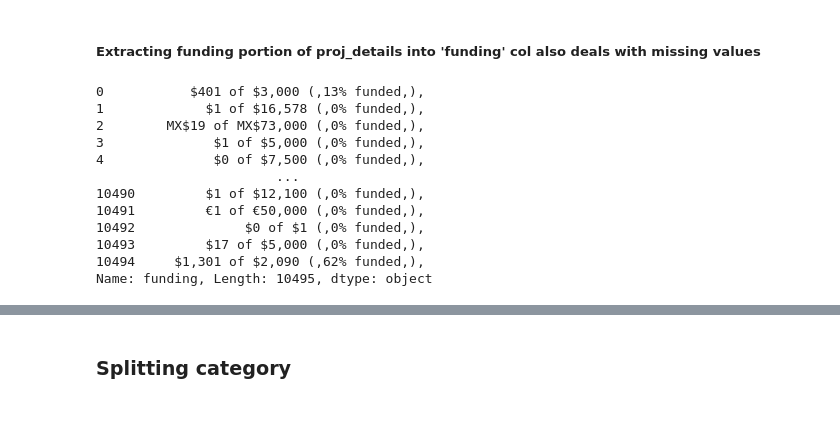
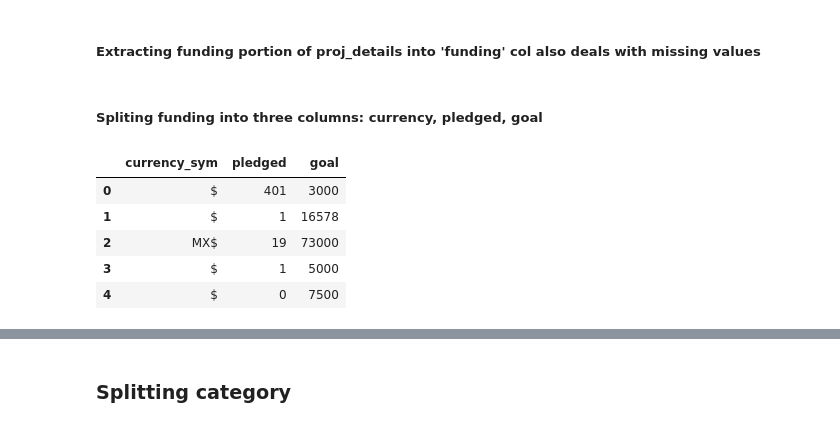
Before and after one commit to JudyChungJ/kicktraq_web_scrape, a Jupyter notebook: kicktraq.ipynb, the cells around one changed output, grey strips where cells are left out. Drawn from its saved outputs; the diff is of its cells as text; code cells hidden in the pictures.

```diff
--- a/kicktraq.ipynb
+++ b/kicktraq.ipynb
@@ -97,18 +109,7 @@ dfn.sample(5)
 # %%
 ##### KEEP THIS HOW WE GOT THE FUNDING STRING EVEN IF MISSING
 dfn['funding'] = [None if re.findall('Funding: (.*)', el)==[] else re.findall('Funding: (.*)', el)[0] for el in dfn['proj_details']]
+# %% [markdown]
+##### Spliting funding into three columns: currency, pledged, goal
 # %%
-dfn['funding']
+dfn['funding'] = dfn['funding'].str.replace(',','')
-# %% [output]
-0           $401 of $3,000 (,13% funded,),
-1             $1 of $16,578 (,0% funded,),
-2        MX$19 of MX$73,000 (,0% funded,),
-3              $1 of $5,000 (,0% funded,),
-4              $0 of $7,500 (,0% funded,),
-                       ...
-10490         $1 of $12,100 (,0% funded,),
-10491         €1 of €50,000 (,0% funded,),
-10492              $0 of $1 (,0% funded,),
-10493         $17 of $5,000 (,0% funded,),
-10494     $1,301 of $2,090 (,62% funded,),
-Name: funding, Length: 10495, dtype: object
@@ -114,0 +125,9 @@ Name: funding, Length: 10495, dtype: object
+# %%
+dfn_fund.head(5)
+# %% [output]
+|  | currency_sym | pledged | goal |
+| 0 | $ | 401 | 3000 |
+| 1 | $ | 1 | 16578 |
+| 2 | MX$ | 19 | 73000 |
+| 3 | $ | 1 | 5000 |
+| 4 | $ | 0 | 7500 |
```
Also changed, not shown: parts of 45 cells of this notebook.
